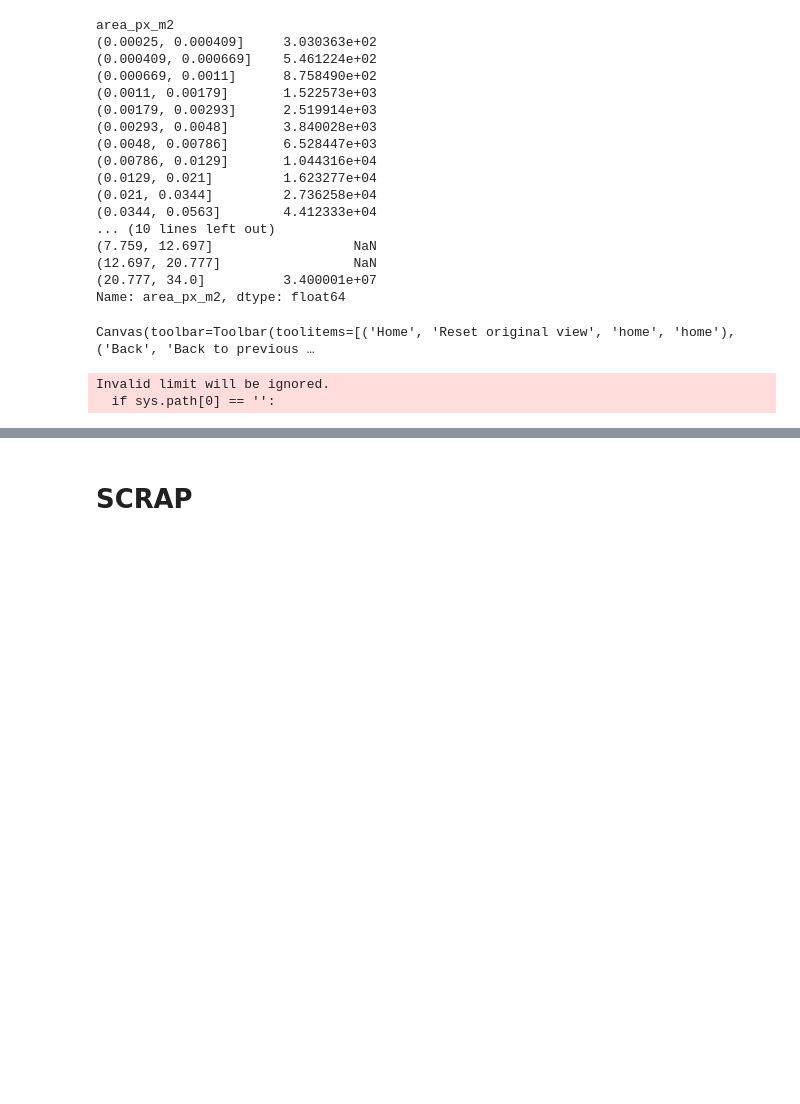
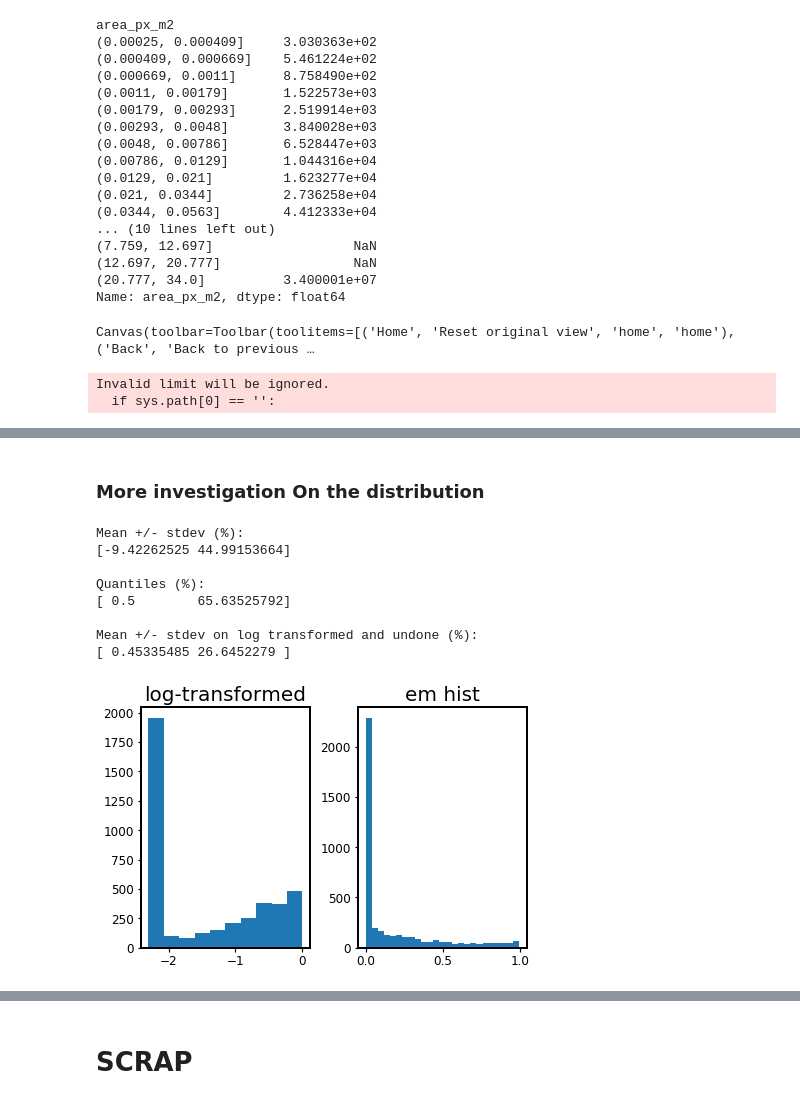
Before and after one commit to ekcomputer/random-wetlands, a Jupyter notebook: analysis/lake-histogram-by-area-etc.ipynb, the cells around one changed output, grey strips where cells are left out. Drawn from its saved outputs; the diff is of its cells as text; code cells hidden in the pictures; blank space fills up the shorter version.

```diff
--- a/analysis/lake-histogram-by-area-etc.ipynb
+++ b/analysis/lake-histogram-by-area-etc.ipynb
@@ -105,3 +112,26 @@ Input: /mnt/f/PAD2019/classification_training/PixelClassifier/Final-ORNL-DAAC/sh
 ----------------
 Input: /mnt/f/PAD2019/classification_training/PixelClassifier/Final-ORNL-DAAC/shp_no_rivers/bakerc_16008_18047_005_180821_L090_CX_02_Freeman-inc_rcls_lakes.shp
         (File 4 of 4)
+# %%
+## loop over all 12 acquisitions (all available data)
+lakes_list_all12=[]
+lakes_labels_all12=[]
+for i, basename in enumerate(region_labels.keys()):
+    ## dynamic I/O
+    filename = os.path.join(shape_dir, basename)
+    label = region_labels[basename]
+    print('label: '+label)
+
+    ## print
+    print(f'\n\n----------------\nInput: {filename}')
+    print(f'\t(File {i+1} of {len(best_dates)})\n')
+
+    ## I/O
+    lakes = gpd.read_file(filename)
+
+    ## filter
+    filter=(lakes.edge==False) & (lakes.area_px_m2>=min_size) & (lakes.cir_observ==True)
+
+    ## save to mem
+    lakes_list_all12.append(lakes[filter])
+    lakes_labels_all12.append(label)
@@ -667,0 +877,34 @@ lakes_mean_df_append[['em_weight_avg', 'em_fractio', 'perimeter_','area_px_m2']]
+# %% [markdown]
+### More investigation On the distribution
+# %%
+## More investigation On the distribution - from four cherry picked lakes
+%matplotlib inline
+# lakes_all.em_fractio.plot.hist()
+em_transf = np.log10(lakes_all.em_fractio+0.005)
+fig, ax = plt.subplots(1, 2)
+ax[0].hist(em_transf); ax[0].set_title('log-transformed')
+ax[1].hist(lakes_all.em_fractio, bins = 25); ax[1].set_title('em hist')
+
+## mean +/- std
+stddev = np.std(lakes_all.em_fractio)
+print('\nMean +/- stdev (%): ')
+print(100*np.array([lakes_all.em_fractio.mean()-stddev, lakes_all.em_fractio.mean()+stddev]))
+
+## Verify that quantile's of log transformed data set are the same
+print('\nQuantiles (%): ')
+print(100*10**(np.quantile(em_transf, (0.1, 0.9))))
+
+# Calculate standard deviation on log transformed data
+stddev_log = np.std(em_transf)
+print('\nMean +/- stdev on log transformed and undone (%): ')
+print(100*10**np.array([em_transf.mean()-stddev_log, em_transf.mean()+stddev_log]))
+# %% [output]
+Mean +/- stdev (%):
+[-9.42262525 44.99153664]
+
+Quantiles (%):
+[ 0.5        65.63525792]
+
+Mean +/- stdev on log transformed and undone (%):
+[ 0.45335485 26.6452279 ]
+[figure, added]
```
Also changed, not shown: parts of 27 cells of this notebook.
